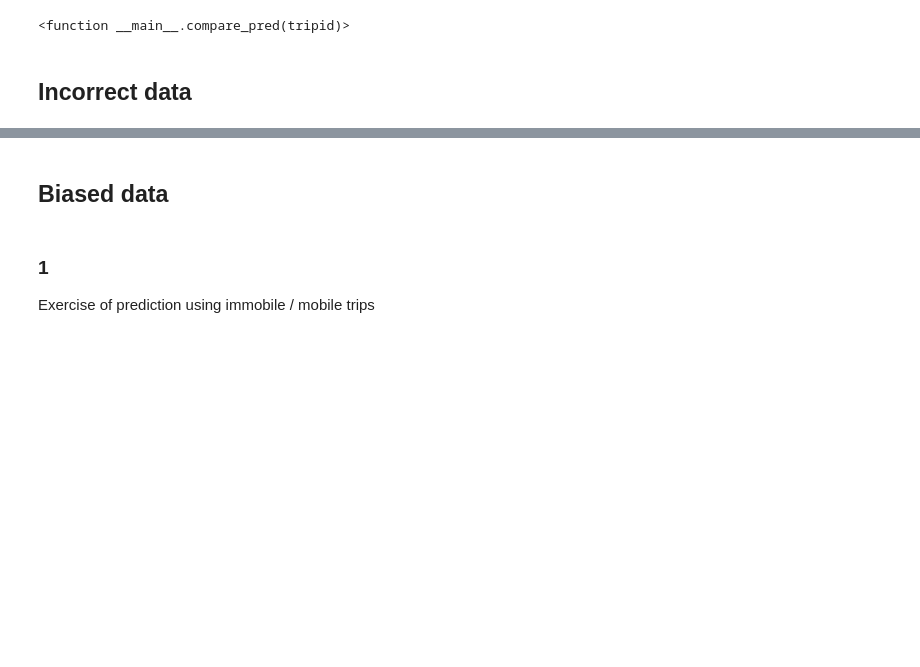
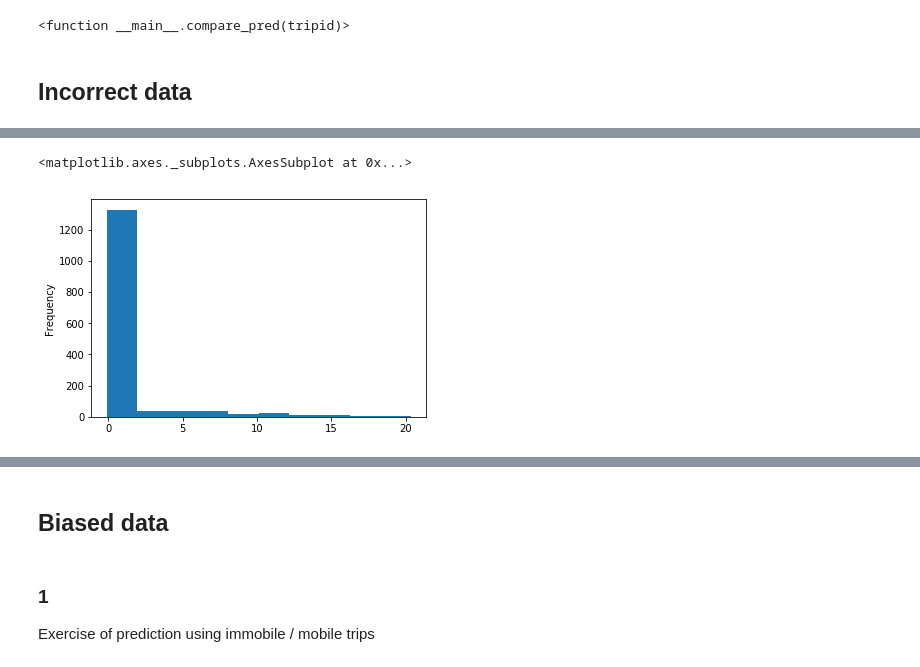
Before and after one commit to xldrkp/jb-test, a Jupyter notebook: content/chapter1-numerical/1-2-experiments.ipynb, the cells around one changed output, grey strips where cells are left out. Drawn from its saved outputs; the diff is of its cells as text; code cells hidden in the pictures; blank space fills up the shorter version.

```diff
--- a/content/chapter1-numerical/1-2-experiments.ipynb
+++ b/content/chapter1-numerical/1-2-experiments.ipynb
@@ -319,0 +314,4 @@ Exercise of prediction with wrong data
+# %%
+import pandas as pd
+
+static_data = pd.read_csv('./static_data.csv')
@@ -319,0 +342,5 @@ Exercise of prediction with wrong data
+# %%
+static_data['MeanSOG'].plot.hist()
+# %% [output]
+<matplotlib.axes._subplots.AxesSubplot at 0x...>
+[figure, added]
```
Also changed, not shown: parts of 32 cells of this notebook.
